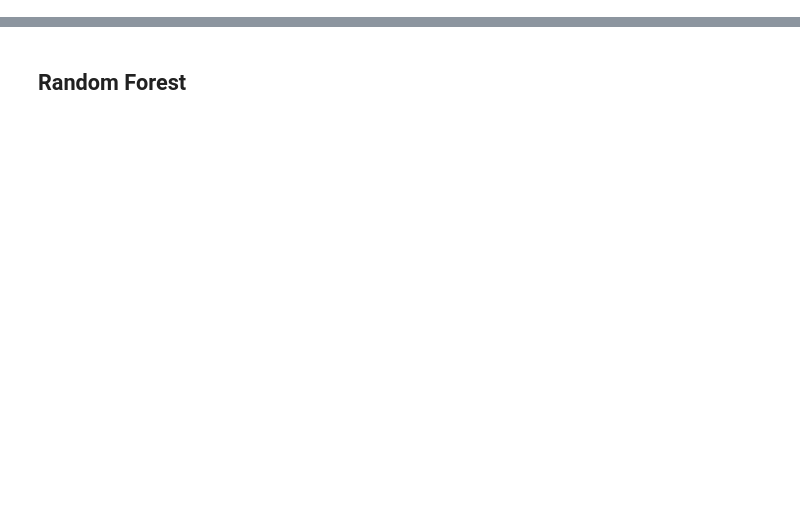
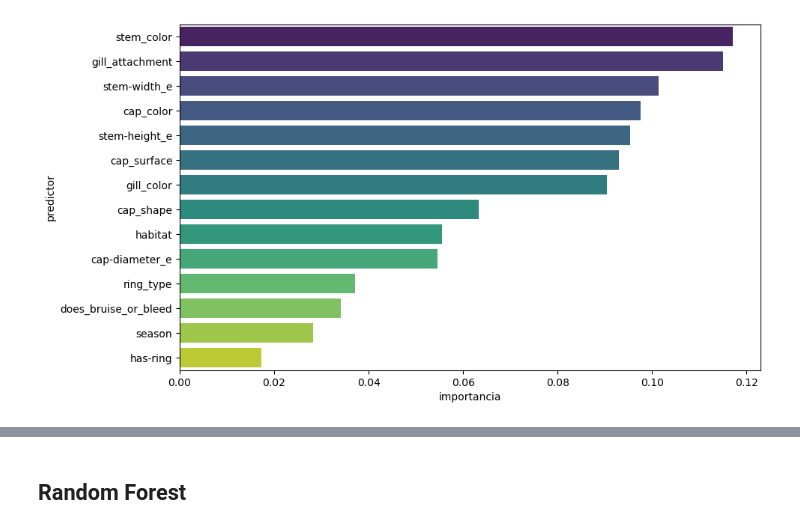
Before and after one commit to Adalab/-DA-promo-b-modulo-3-sprint-1-Maria-Ana, a Jupyter notebook: pair-programming-14-RLogística-DecisionTree/pair-programming-14-RLogísitca-DecisionTree.ipynb, the cells around one changed output, grey strips where cells are left out. Drawn from its saved outputs; the diff is of its cells as text; code cells hidden in the pictures; blank space fills up the shorter version.

```diff
--- a/pair-programming-14-RLogística-DecisionTree/pair-programming-14-RLogísitca-DecisionTree.ipynb
+++ b/pair-programming-14-RLogística-DecisionTree/pair-programming-14-RLogísitca-DecisionTree.ipynb
@@ -291,6 +536,8 @@ df_predictores
 # %%
 # por último ploteamos los resultados para verlo de una forma más amigable.
 
 plt.figure(figsize=(10,6))
-sns.barplot(x = "importancia", y = "predictor", data = importancia_predictores_esta, palette="viridis");
+sns.barplot(x = "importancia", y = "predictor", data = df_predictores, palette="viridis");
 plt.show()
+# %% [output]
+[figure, added]
```
Also changed, not shown: parts of 79 cells of this notebook, 6 other files.
